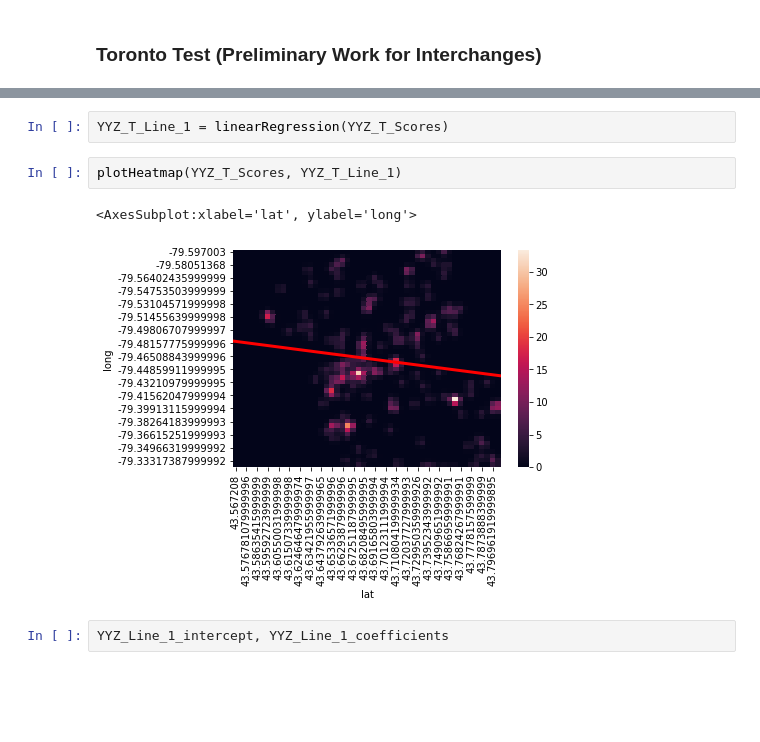
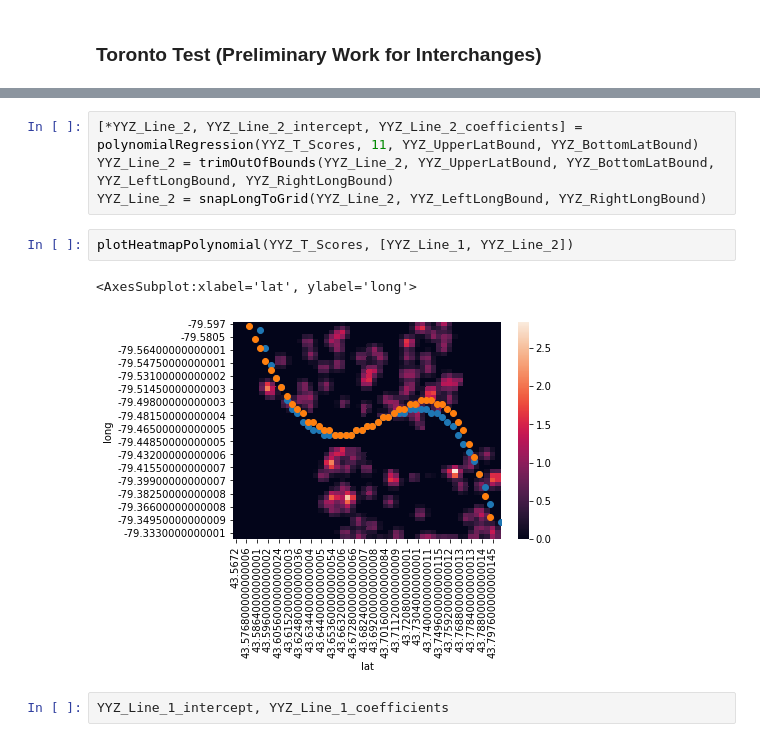
Before and after one commit to geotrieu/transit-ai, a Jupyter notebook: src/preprocessing.ipynb, the cells around one changed output, grey strips where cells are left out. Saved outputs shown, nothing was run; the diff lists cells and outputs as text; blank space fills up the shorter version.

```diff
--- a/src/preprocessing.ipynb
+++ b/src/preprocessing.ipynb
@@ -193,10 +227,12 @@ plotScores(YYZ_T_Scores)
-# %%
-YYZ_T_Line_1 = linearRegression(YYZ_T_Scores)
-# %%
-plotHeatmap(YYZ_T_Scores, YYZ_T_Line_1)
-# %% [output]
-<AxesSubplot:xlabel='lat', ylabel='long'>
-[figure, removed]
+# %%
+[*YYZ_Line_2, YYZ_Line_2_intercept, YYZ_Line_2_coefficients] = polynomialRegression(YYZ_T_Scores, 11, YYZ_UpperLatBound, YYZ_BottomLatBound)
+YYZ_Line_2 = trimOutOfBounds(YYZ_Line_2, YYZ_UpperLatBound, YYZ_BottomLatBound, YYZ_LeftLongBound, YYZ_RightLongBound)
+YYZ_Line_2 = snapLongToGrid(YYZ_Line_2, YYZ_LeftLongBound, YYZ_RightLongBound)
+# %%
+plotHeatmapPolynomial(YYZ_T_Scores, [YYZ_Line_1, YYZ_Line_2])
+# %% [output]
+<AxesSubplot:xlabel='lat', ylabel='long'>
+[figure, added]
 # %%
 YYZ_Line_1_intercept, YYZ_Line_1_coefficients
 # %% [output]
```
Also changed, not shown: parts of 18 cells of this notebook.
